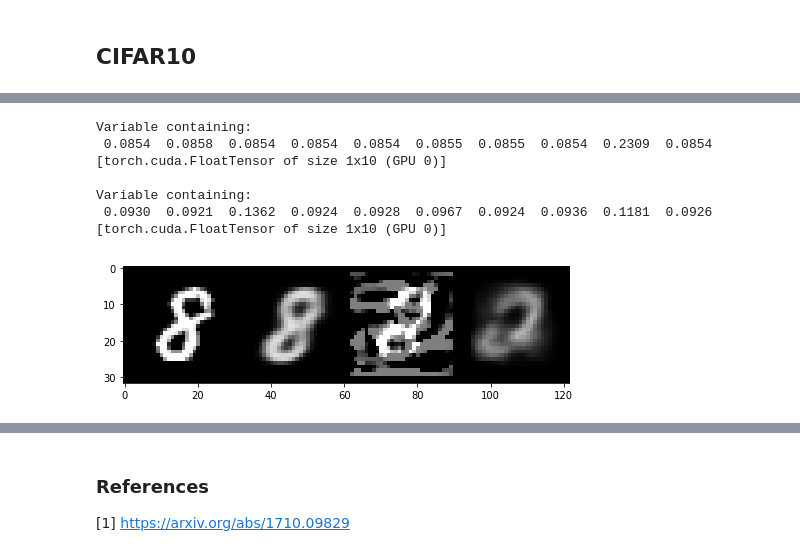
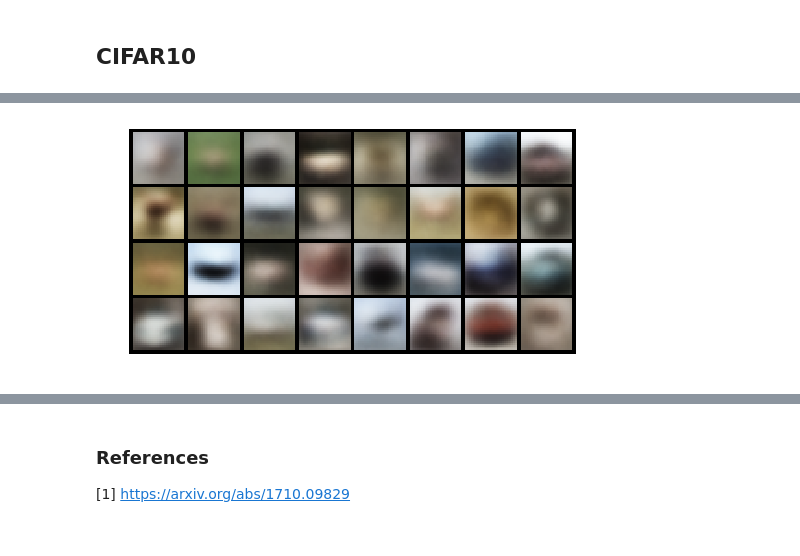
Before and after one commit to KellerJordan/CapsNet-Adversarial, a Jupyter notebook: Attack-CapsNet.ipynb, the cells around one changed output, grey strips where cells are left out. Cells and saved outputs as stored; diff of their text form; code cells hidden in the pictures.

```diff
--- a/Attack-CapsNet.ipynb
+++ b/Attack-CapsNet.ipynb
@@ -230,18 +185,4 @@ print(probs_fool.data.cpu().numpy())
-# %%
-probs_seed, rec_seed = caps_model(Variable(seed_img).cuda())
-probs_fool, rec_fool = caps_model(Variable(fool_img).cuda())
-rec_seed = rec_seed.data.cpu()
-rec_fool = rec_fool.data.cpu()
-
-print(probs_seed)
-print(probs_fool)
-plot_batch(torch.cat([seed_img, rec_seed, fool_img, rec_fool]))
-# %% [output]
-Variable containing:
- 0.0854  0.0858  0.0854  0.0854  0.0854  0.0855  0.0855  0.0854  0.2309  0.0854
-[torch.cuda.FloatTensor of size 1x10 (GPU 0)]
-
-Variable containing:
- 0.0930  0.0921  0.1362  0.0924  0.0928  0.0967  0.0924  0.0936  0.1181  0.0926
-[torch.cuda.FloatTensor of size 1x10 (GPU 0)]
-[figure, removed]
+# %%
+plot_batch(batch_hat[:32].data)
+# %% [output]
+[figure, added]
```
Also changed, not shown: parts of 27 cells of this notebook, 3 other files.
